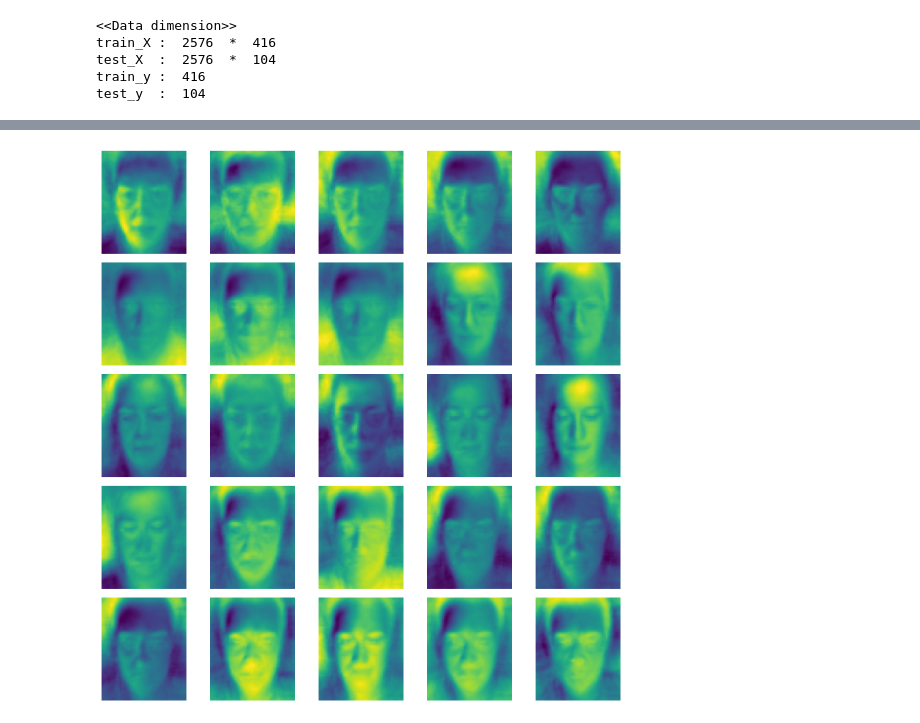
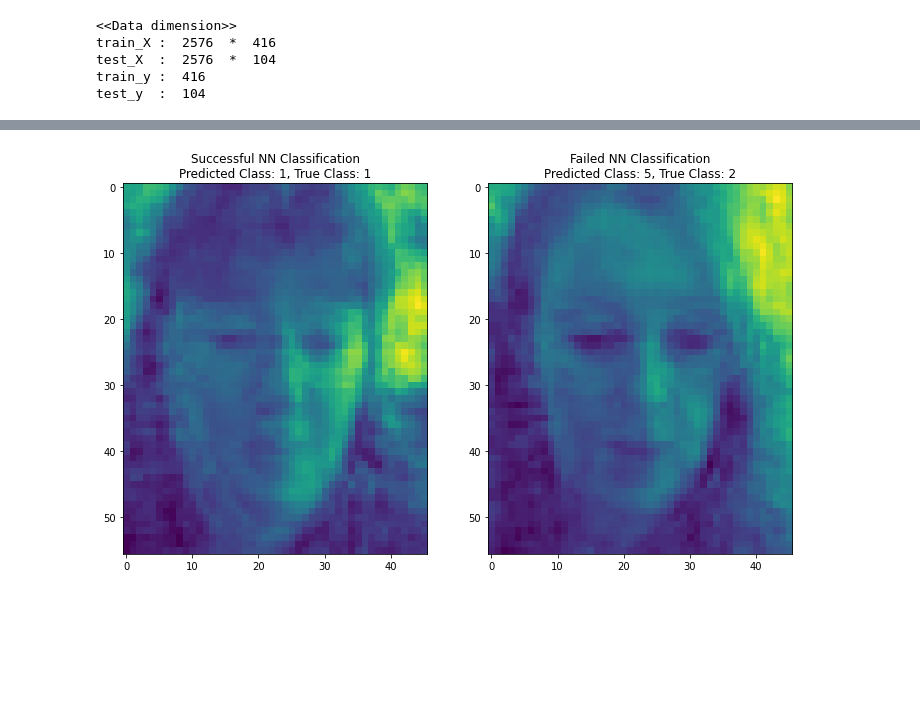
Before and after one commit to lhmin0614/CS492_Coursework1, a Jupyter notebook: Q1_PCA.ipynb, the cells around one changed output, grey strips where cells are left out. Drawn from its saved outputs; the diff is of its cells as text; code cells hidden in the pictures; blank space fills up the shorter version.

```diff
--- a/Q1_PCA.ipynb
+++ b/Q1_PCA.ipynb
@@ -161,6 +156,31 @@ average reconstruct error when M : 10 is 1977.0488118366093
-# %%
-X_reconst_vis = [np.asarray(vector).reshape((46, 56)) for vector in X_reconst]
-
-plotImages(X_reconst_vis[:25])
-# %% [output]
-[figure, removed]
+# %%
+#example true/false prediction
+classifier = KNeighborsClassifier(n_neighbors = 1)
+classifier.fit(prj_X.tolist(), train_y)
+
+validation_X = projection(test_X, avg_X, np.matrix(best_eigvecs).T,)
+preds_y=classifier.predict(validation_X)
+
+done = {'success': False, 'failure': False}
+plt.rcParams['figure.figsize'] = [12.0, 9.0]
+fig, axes = plt.subplots(ncols=2)
+
+for y, t, x_ in zip(preds_y, test_y, np.array(np.matrix(test_X).T)):
+    if y == t and done['success'] is False:
+        X_projection = np.dot((x_-avg_X), np.matrix(best_eigvecs).T)
+        X_weighted_sum = np.dot(X_projection, np.matrix(best_eigvecs))
+        x_hat = avg_X + np.dot(X_projection, np.matrix(best_eigvecs))
+        axes[0].imshow(x_hat.reshape(46,56).T)
+        axes[0].set_title(
+            'Successful NN Classification\nPredicted Class: %d, True Class: %d' % (y, t))
+        done['success'] = True
+    elif y != t and done['failure'] is False:
+        X_projection = np.dot((x_-avg_X), np.matrix(best_eigvecs).T)
+        X_weighted_sum = np.dot(X_projection, np.matrix(best_eigvecs))
+        x_hat = avg_X + np.dot(X_projection, np.matrix(best_eigvecs))
+        axes[1].imshow(x_hat.reshape(46,56).T)
+        axes[1].set_title(
+            'Failed NN Classification\nPredicted Class: %d, True Class: %d' % (y, t))
+        done['failure'] = True
+# %% [output]
+[figure, added]
```
Also changed, not shown: parts of 9 cells of this notebook.
